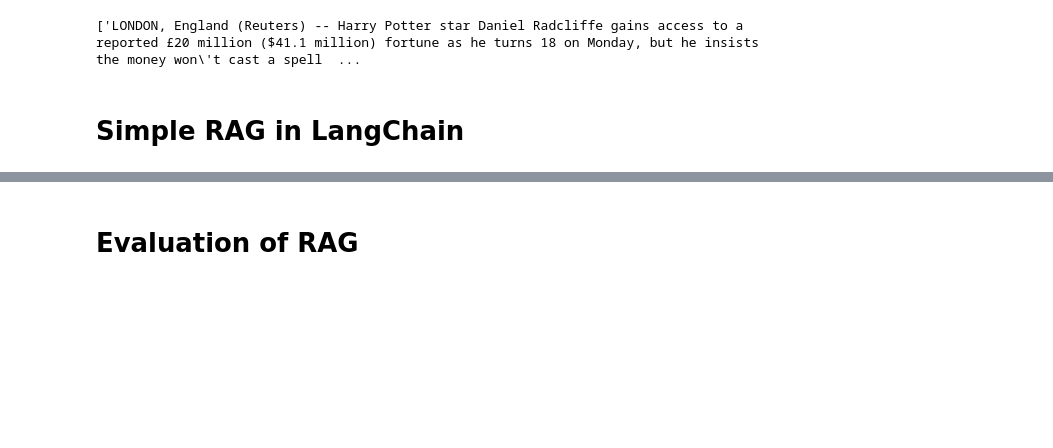
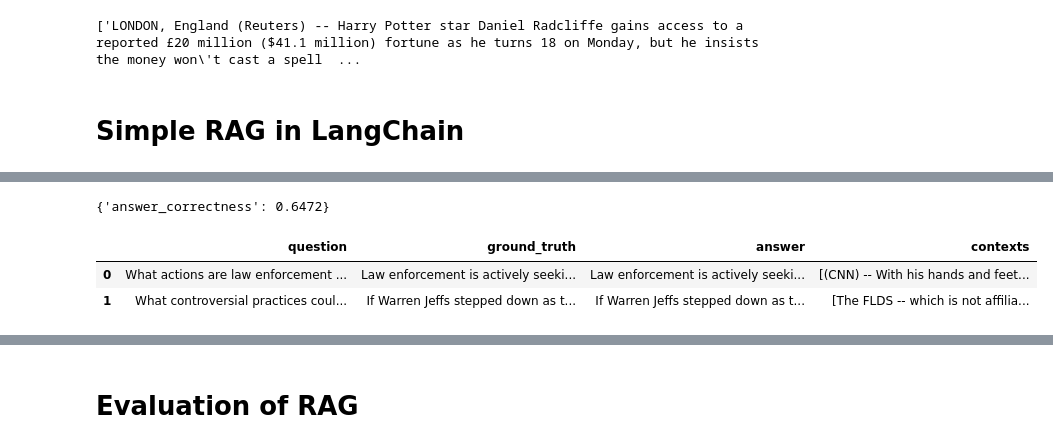
Before and after one commit to gox6/colab-demos, a Jupyter notebook: rags/evaluate-rags-rigorously-or-perish.ipynb, the cells around one changed output, grey strips where cells are left out. Saved outputs shown, nothing was run; the diff lists cells and outputs as text; code cells hidden in the pictures; blank space fills up the shorter version.

```diff
--- a/rags/evaluate-rags-rigorously-or-perish.ipynb
+++ b/rags/evaluate-rags-rigorously-or-perish.ipynb
@@ -427,2 +479,12 @@ full_text_rag
+# %%
+result
+# %% [output]
+{'answer_correctness': 0.6472}
+# %%
+res.to_pandas()
+# %% [output]
+|  | question | ground_truth | answer | contexts |
+| 0 | What actions are law enforcement ... | Law enforcement is actively seeki... | Law enforcement is actively seeki... | [(CNN) -- With his hands and feet... |
+| 1 | What controversial practices coul... | If Warren Jeffs stepped down as t... | If Warren Jeffs stepped down as t... | [The FLDS -- which is not affilia... |
 # %%
 vectordb_collection.get(limit=1)
```
Also changed, not shown: parts of 13 cells of this notebook.
